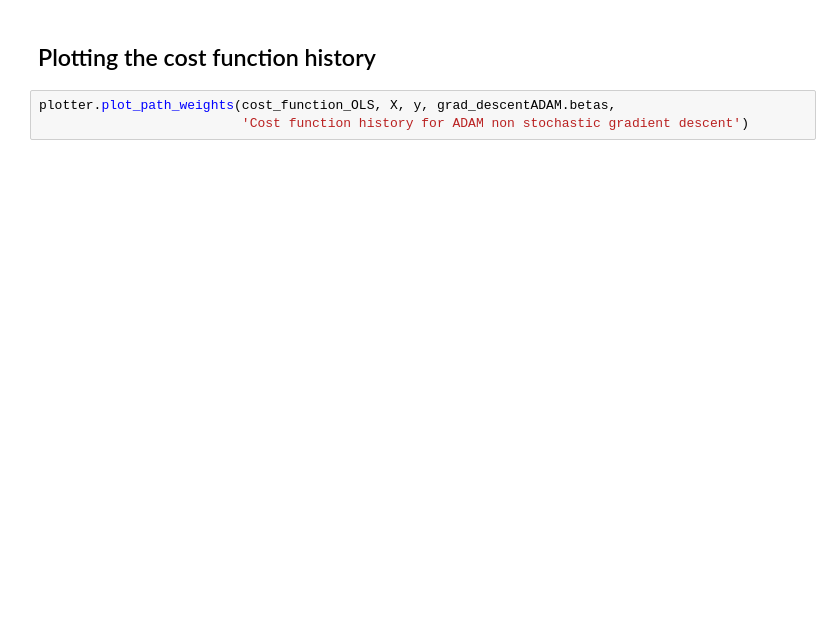
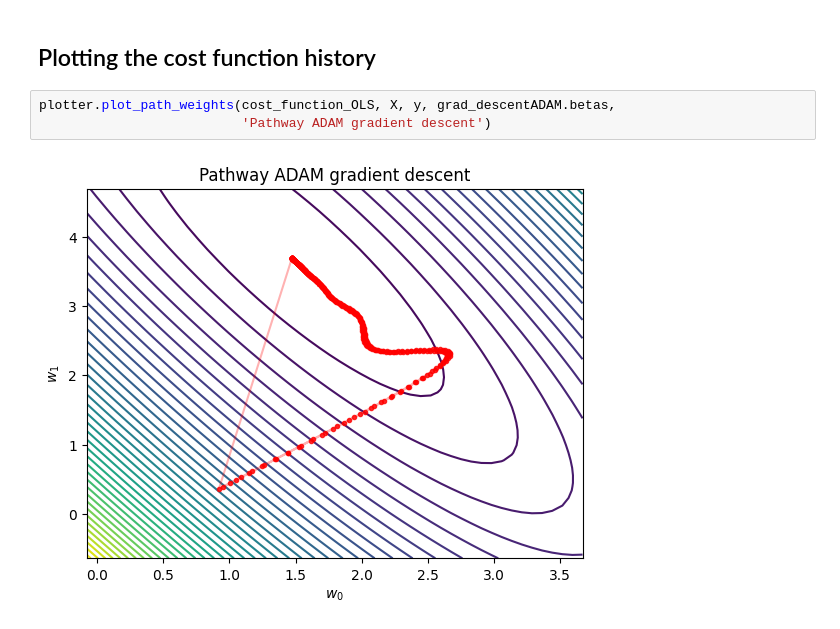
Before and after one commit to Johannesfjeldsaa/FYS-STK4155_Projects, a Jupyter notebook: Project 2/Test and plot GD.ipynb, the cells around one changed output. Drawn from its saved outputs; the diff is of its cells as text; blank space fills up the shorter version.

```diff
--- a/Project 2/Test and plot GD.ipynb
+++ b/Project 2/Test and plot GD.ipynb
@@ -139,6 +141,8 @@ plotter.plot_regression(x, y, y_preds_adam_stoc, 'Prediction path for ADAM stoch
 ## Plotting the cost function history
 # %%
 plotter.plot_path_weights(cost_function_OLS, X, y, grad_descentADAM.betas,
-                          'Cost function history for ADAM non stochastic gradient descent')
+                          'Pathway ADAM gradient descent')
+# %% [output]
+[figure, added]
 # %%
 plotter.plot_path_weights(cost_function_OLS, X, y, grad_descentADAM_stoc.betas,
```
Also changed, not shown: parts of 3 cells of this notebook, 13 other files.
